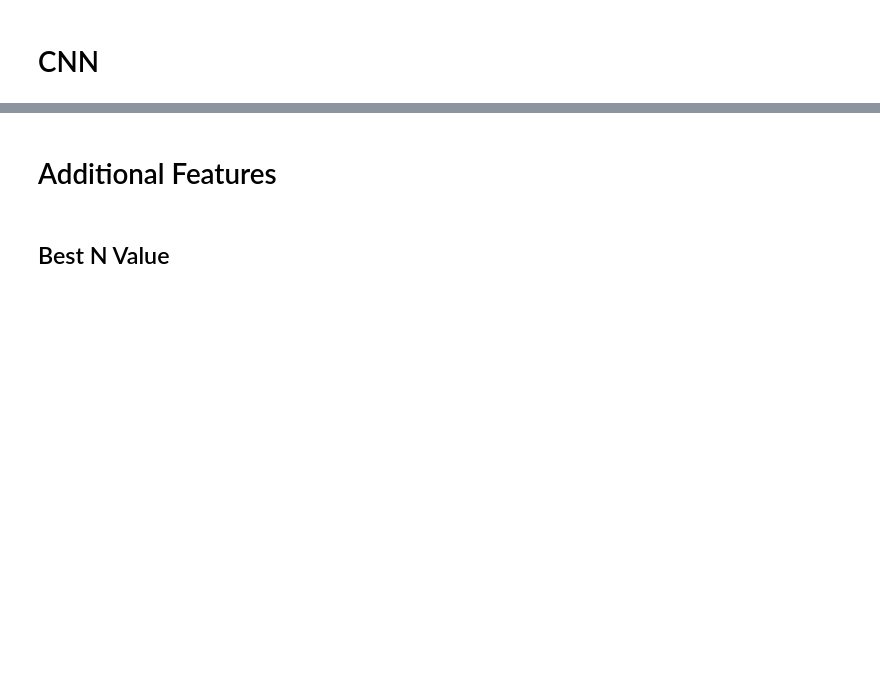
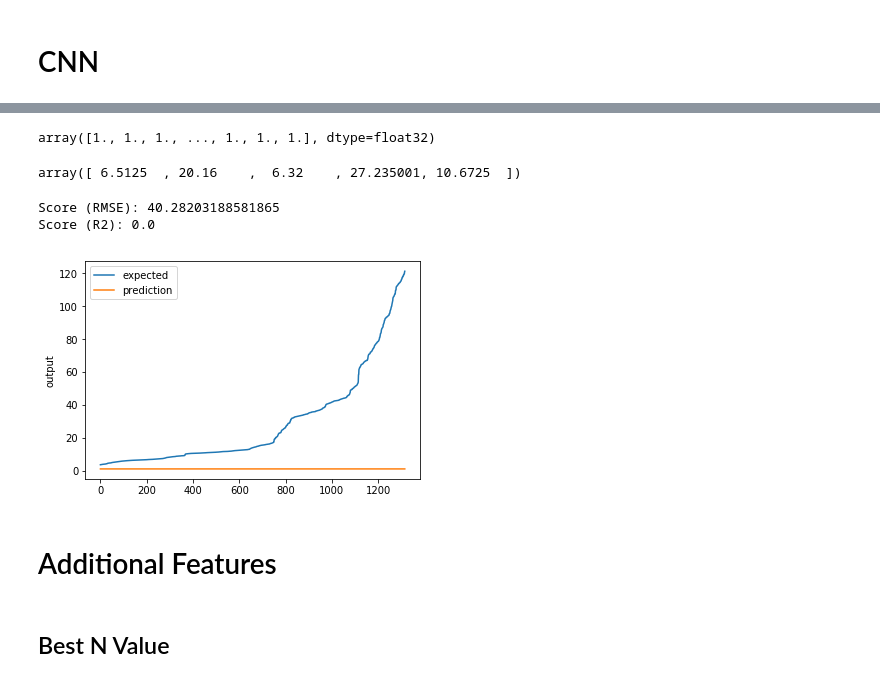
Before and after one commit to chandinin/AIML215, a Jupyter notebook: Project 4/Mini Project 4.ipynb, the cells around one changed output, grey strips where cells are left out. Drawn from its saved outputs; the diff is of its cells as text; code cells hidden in the pictures; blank space fills up the shorter version.

```diff
--- a/Project 4/Mini Project 4.ipynb
+++ b/Project 4/Mini Project 4.ipynb
@@ -1139,0 +1786,31 @@ chart_regression(pred_tanh_hl3_rms_do.flatten(),y_test)
+# %%
+input_shape = (data_rows, data_cols, data_channels)
+# %%
+checkpointer_cnn = ModelCheckpoint(filepath="./best_weights_stock_cnn.hdf5", verbose=1, save_best_only=True)
+# %%
+for i in range(10):
+    print(i)
+
+    model_cnn = Sequential()
+    #Filter dim equal to depth
+    model_cnn.add(Conv2D(32, kernel_size=(1, 5), strides=(1, 1), padding='valid',
+                 activation='relu',
+                 input_shape=input_shape))
+    model_cnn.add(Conv2D(64, (1, 1), activation='relu'))
+    model_cnn.add(MaxPooling2D(pool_size=(1, 1), strides=None))
+    model_cnn.add(Dropout(0.25))
+    model_cnn.add(Flatten())
+    model_cnn.add(Dense(10, activation='relu'))
+    model_cnn.add(Dense(1, activation='softmax'))
+    model_cnn.compile(loss='mean_squared_error', optimizer='adam')
+    monitor = EarlyStopping(monitor='val_loss', min_delta=1e-3, patience=5, verbose=1, mode='auto')
+    model_cnn.fit(x_train_cnn, y_train_cnn,
+            batch_size=128,
+            callbacks=[monitor, checkpointer_cnn],
+            epochs=10,
+            verbose=2,
+            validation_data=(x_test_cnn, y_test_cnn))
+
+print('Training finished...Loading the best model')
+print()
+model_cnn.load_weights('./best_weights_stock_cnn.hdf5')
@@ -1140,3 +1856,24 @@ chart_regression(pred_tanh_hl3_rms_do.flatten(),y_test)
+# %%
+pred_cnn = model_cnn.predict(x_test_cnn)
+pred_cnn.flatten()
+# %% [output]
+array([1., 1., 1., ..., 1., 1., 1.], dtype=float32)
+# %%
+y_test_cnn[0:5]
+# %% [output]
+array([ 6.5125  , 20.16    ,  6.32    , 27.235001, 10.6725  ])
+# %%
+score_cnn= np.sqrt(mean_squared_error(pred_cnn,y_test_cnn))
+print("Score (RMSE): {}".format(score_cnn))
+score_cnn_r2= r2_score(pred_cnn,y_test_cnn)
+print("Score (R2): {}".format(score_cnn_r2))
+# %% [output]
+Score (RMSE): 40.28203188581865
+Score (R2): 0.0
+# %%
+chart_regression(pred_cnn.flatten(),y_test_cnn)
+# %% [output]
+[figure, added]
 # %% [markdown]
 # Additional Features
 # %% [markdown]
```
Also changed, not shown: parts of 133 cells of this notebook, 1 other file.
